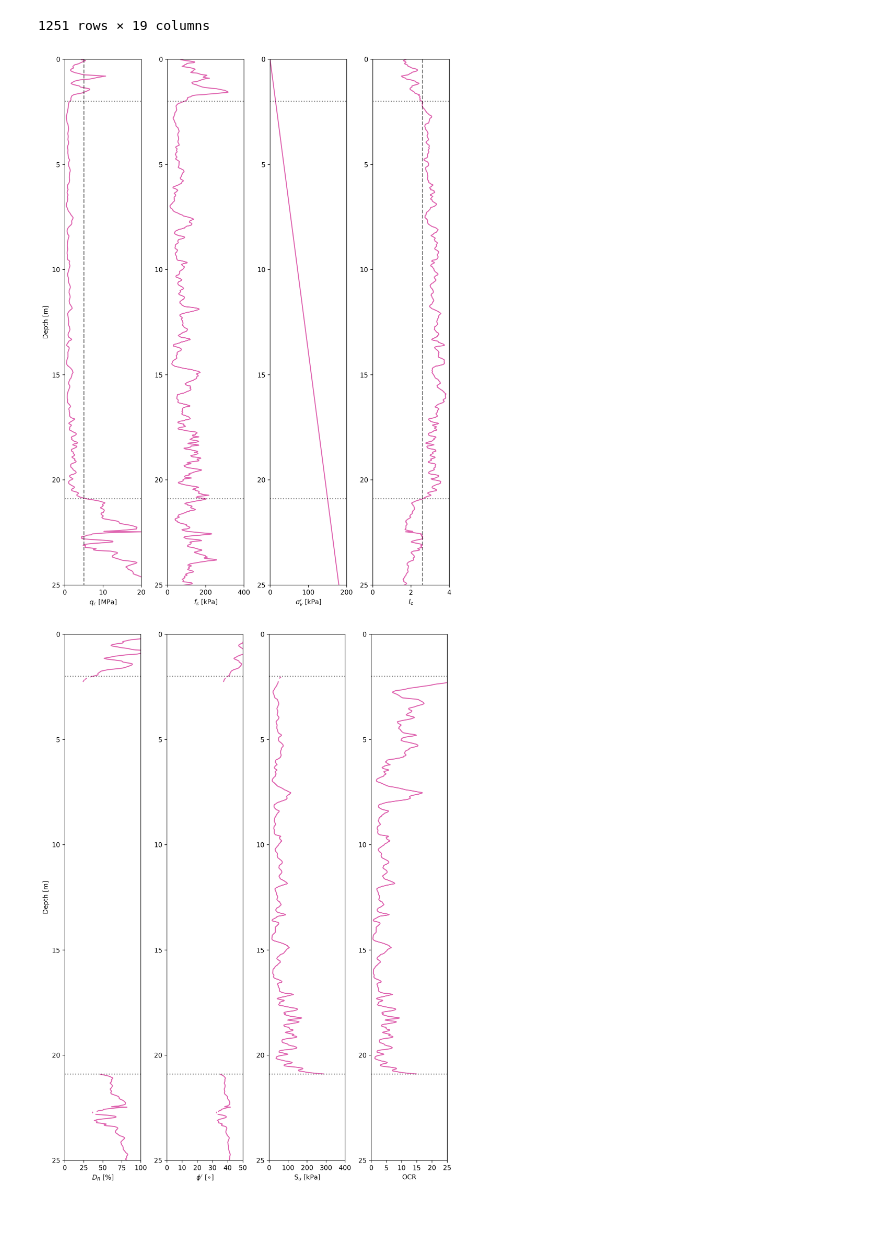
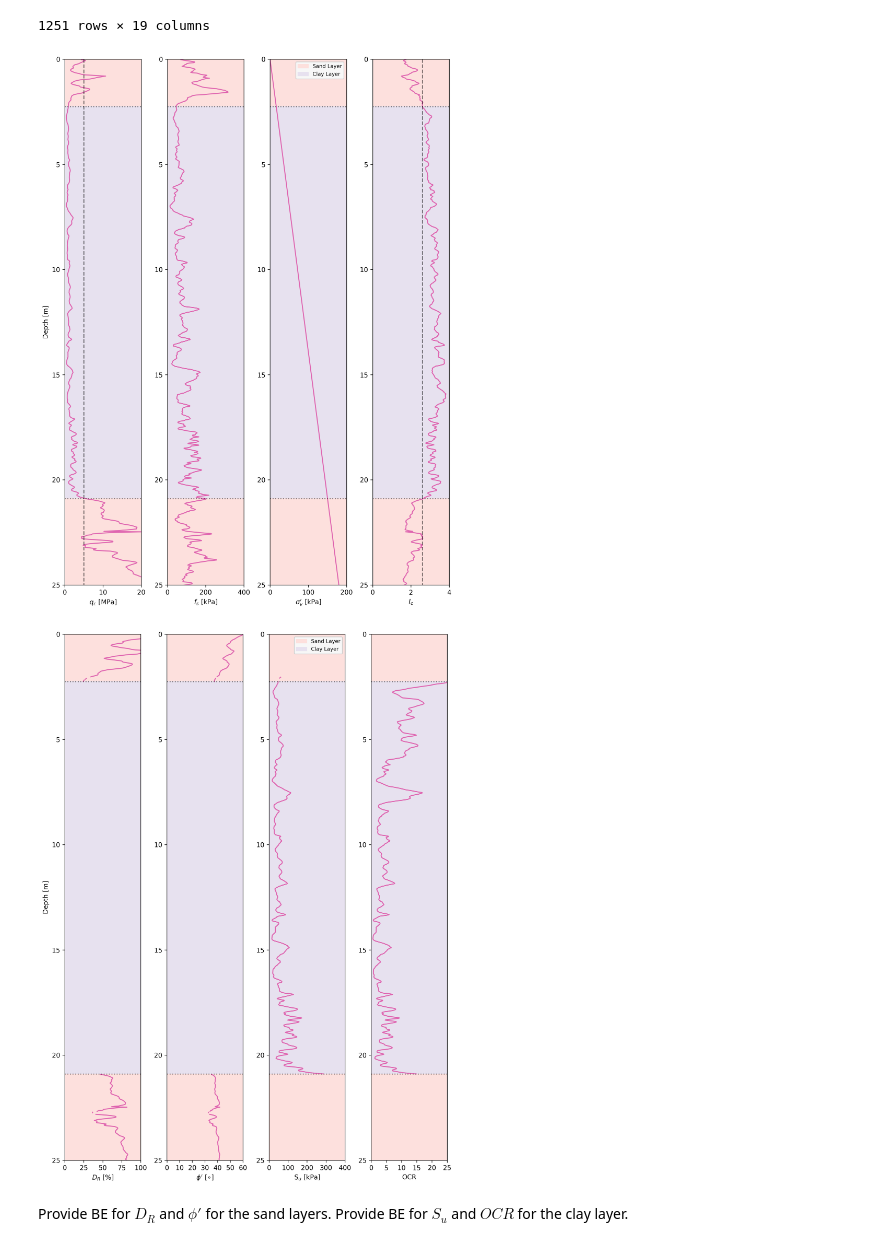
Before and after one commit to bKeungAuyeung/CE444-HW3, a Jupyter notebook: bAuyeung_HW3-code_CE444.ipynb, the cells around one changed output. Drawn from its saved outputs; the diff is of its cells as text; code cells hidden in the pictures; blank space fills up the shorter version.

Commit message:
color coding

```diff
--- a/bAuyeung_HW3-code_CE444.ipynb
+++ b/bAuyeung_HW3-code_CE444.ipynb
@@ -313,10 +313,10 @@ p6data
 # plot values: qt, fs, veStress, Ic
 
 fig, ax = plt.subplots(1,4, figsize=(9,12), tight_layout=True, dpi=300)
-ax[0].plot(p6data['qc [kPa]']/1000, p6data['z [m]'], color = "#df65b0", marker='None', linestyle='-', label='qt [MPa]')
-ax[1].plot(p6data['fs [kPa]'], p6data['z [m]'], color = "#df65b0", marker='None', linestyle='-', label='fs [tsf]')
-ax[2].plot(p6data['veStress [kPa]'], p6data['z [m]'], color = "#df65b0", marker='None', linestyle='-', label='veStress [kPa]')
-ax[3].plot(p6data['Ic'], p6data['z [m]'], color = "#df65b0", marker='None', linestyle='-', label='Ic')
+ax[0].plot(p6data['qc [kPa]']/1000, p6data['z [m]'], color = "#df65b0", marker='None', linestyle='-')
+ax[1].plot(p6data['fs [kPa]'], p6data['z [m]'], color = "#df65b0", marker='None', linestyle='-')
+ax[2].plot(p6data['veStress [kPa]'], p6data['z [m]'], color = "#df65b0", marker='None', linestyle='-')
+ax[3].plot(p6data['Ic'], p6data['z [m]'], color = "#df65b0", marker='None', linestyle='-')
 
 ax[0].vlines(5, 0, 25, color = 'black', alpha =0.5, linestyles = 'dashed')
 ax[3].vlines(2.6, 0, 25, color = 'black', alpha =0.5, linestyles = 'dashed')
@@ -325,8 +325,11 @@ ax[3].vlines(2.6, 0, 25, color = 'black', alpha =0.5, linestyles = 'dashed')
 for i in range(4):
     ax[i].set_ylim(0,25)
     ax[i].invert_yaxis()
-    ax[i].hlines(2, 0, 1000, color = 'black', alpha =0.5, linestyles = ':')
+    ax[i].hlines(2.25, 0, 1000, color = 'black', alpha =0.5, linestyles = ':')
     ax[i].hlines(20.9, 0, 1000, color = 'black', alpha =0.5, linestyles = ':')
+    ax[i].fill_betweenx([0, 2.25], 0, 1000, color = '#fde0dd', label = 'Sand Layer')
+    ax[i].fill_betweenx([2.25, 20.9], 0, 1000, color = '#e7e1ef', label = 'Clay Layer')
+    ax[i].fill_betweenx([20.9, 25], 0, 1000, color = '#fde0dd')
 
 ax[0].set_ylabel('Depth [m]')
 ax[0].set_xlabel('$q_c$ [MPa]')
@@ -334,6 +337,8 @@ ax[1].set_xlabel('$f_s$ [kPa]')
 ax[2].set_xlabel("$\\sigma_v'$ [kPa]")
 ax[3].set_xlabel('$I_c$')
 
+ax[2].legend(frameon=True, loc='upper right', fontsize=8, framealpha=1, facecolor = '#f7f7f7')
+
 ax[0].set_xlim(0, 20)
 ax[1].set_xlim(0, 400)
 ax[2].set_xlim(0, 200)
@@ -341,37 +346,45 @@ ax[3].set_xlim(0, 4)
 
 plt.show()
 # %% [output]
-[figure, old version]
+[figure, new version]
 # %%
 # plot values: qt, fs, veStress, Ic
 
 fig, ax = plt.subplots(1,4, figsize=(9,12), tight_layout=True, dpi=300)
-ax[0].plot(p6data['DR [%]'], p6data['z [m]'], color = "#df65b0", marker='None', linestyle='-', label='$D_R$ [%]')
-ax[1].plot(p6data['phi [deg]'], p6data['z [m]'], color = "#df65b0", marker='None', linestyle='-', label='phi')
-ax[2].plot(p6data['Su [kPa]'], p6data['z [m]'], color = "#df65b0", marker='None', linestyle='-', label='Su [kPa]')
-ax[3].plot(p6data['OCR'], p6data['z [m]'], color = "#df65b0", marker='None', linestyle='-', label='OCR')
+ax[0].plot(p6data['DR [%]'], p6data['z [m]'], color = "#df65b0", marker='None', linestyle='-')
+ax[1].plot(p6data['phi [deg]'], p6data['z [m]'], color = "#df65b0", marker='None', linestyle='-')
+ax[2].plot(p6data['Su [kPa]'], p6data['z [m]'], color = "#df65b0", marker='None', linestyle='-')
+ax[3].plot(p6data['OCR'], p6data['z [m]'], color = "#df65b0", marker='None', linestyle='-')
 
 for i in range(4):
     ax[i].set_ylim(0,25)
     ax[i].invert_yaxis()
-    ax[i].hlines(2, 0, 1000, color = 'black', alpha =0.5, linestyles = ':')
+    ax[i].hlines(2.25, 0, 1000, color = 'black', alpha =0.5, linestyles = ':')
     ax[i].hlines(20.9, 0, 1000, color = 'black', alpha =0.5, linestyles = ':')
+    ax[i].fill_betweenx([0, 2.25], 0, 1000, color = '#fde0dd', label = 'Sand Layer')
+    ax[i].fill_betweenx([2.25, 20.9], 0, 1000, color = '#e7e1ef', label = 'Clay Layer')
+    ax[i].fill_betweenx([20.9, 25], 0, 1000, color = '#fde0dd')
 
 ax[0].set_ylabel('Depth [m]')
 ax[0].set_xlabel('$D_R$ [%]')
 ax[1].set_xlabel("$\\phi'$ [$\\circ$]")
 ax[2].set_xlabel("S$_u$ [kPa]")
 ax[3].set_xlabel('OCR')
 
+ax[2].legend(frameon=True, loc='upper right', fontsize=8, framealpha=1, facecolor = '#f7f7f7')
+
+
 ax[0].set_xlim(0, 100)
 ax[0].set_xticks([0, 25, 50, 75, 100])
-ax[1].set_xlim(0, 50)
-ax[1].set_xticks([0, 10, 20, 30, 40, 50])
+ax[1].set_xlim(0, 0)
+ax[1].set_xticks([0, 10, 20, 30, 40, 50, 60])
 ax[2].set_xlim(0, 400)
 ax[2].set_xticks([0, 100, 200, 300, 400])
 ax[3].set_xlim(0, 25)
 ax[3].set_xticks([0, 5, 10, 15, 20, 25])
 
 plt.show()
 # %% [output]
-[figure, old version]
+[figure, new version]
+# %% [markdown]
+Provide BE for $D_R$ and $\phi'$ for the sand layers. Provide BE for $S_u$ and $OCR$ for the clay layer.
```
Also changed, not shown: parts of 1 cell of this notebook.
